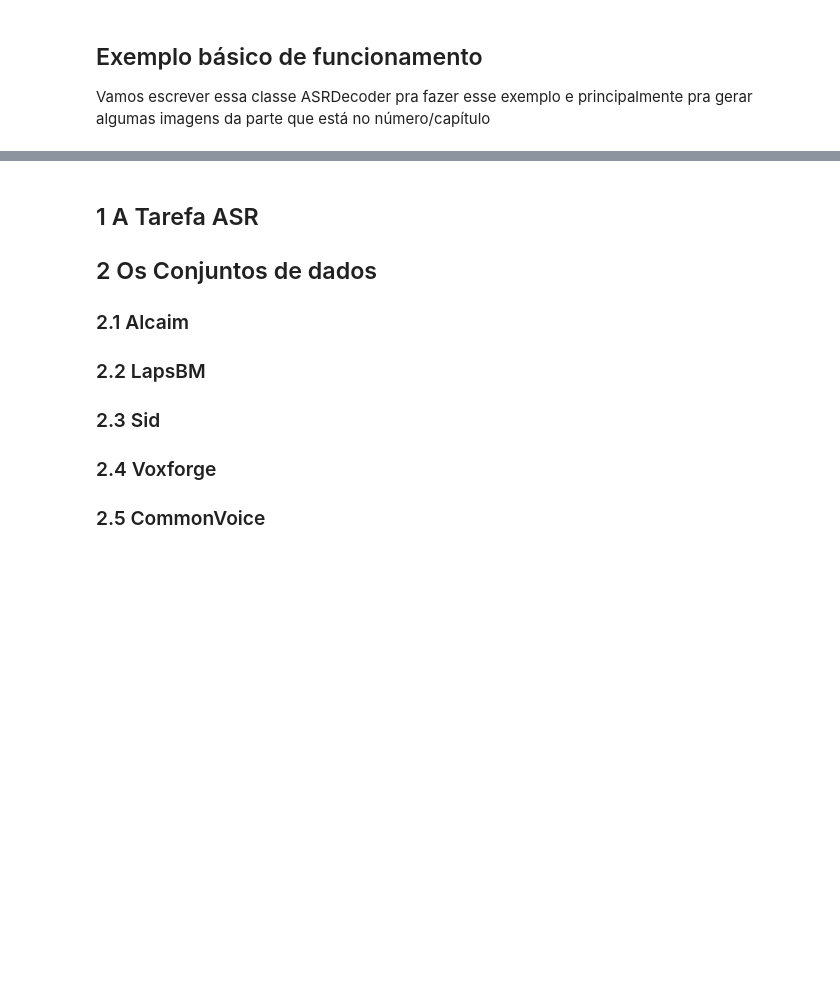
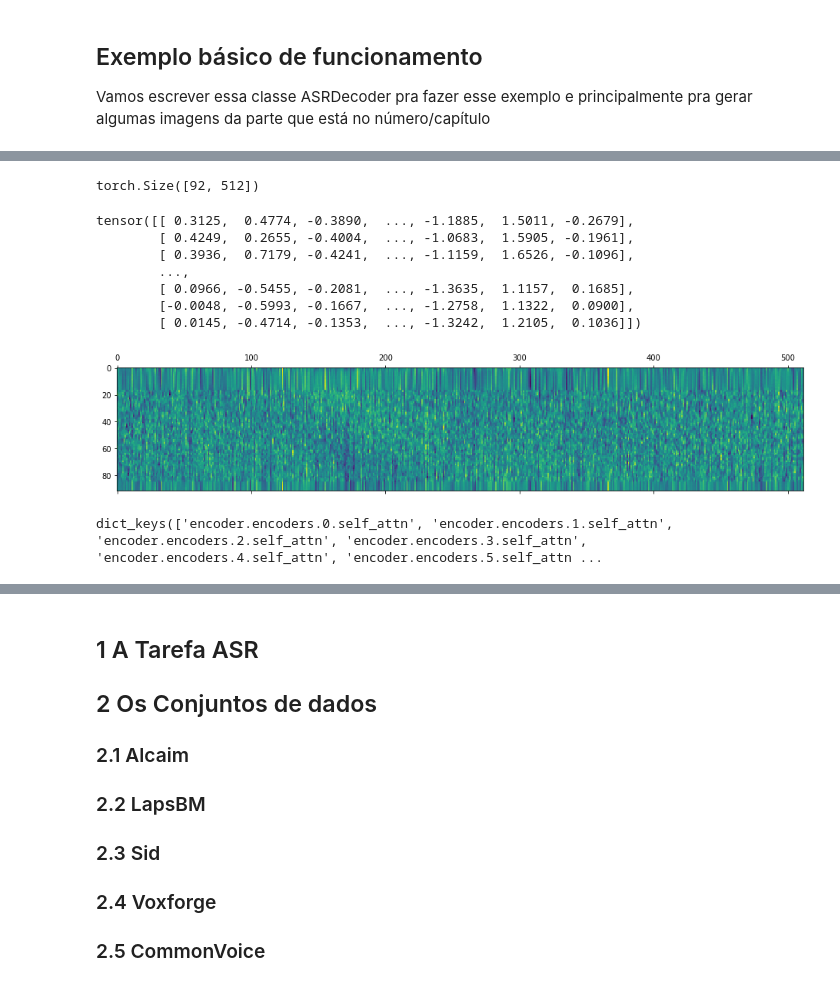
Before and after one commit to alucassch/asr_ptbr_ml_project, a Jupyter notebook: main.ipynb, the cells around one changed output, grey strips where cells are left out. Cells and saved outputs as stored; diff of their text form; code cells hidden in the pictures; blank space fills up the shorter version.

```diff
--- a/main.ipynb
+++ b/main.ipynb
@@ -18,0 +61,19 @@ print(recog)
+# %%
+enc = results.encoded_vector
+print(enc.shape)
+plt.matshow(enc.detach().numpy())
+enc
+# %% [output]
+torch.Size([92, 512])
+tensor([[ 0.3125,  0.4774, -0.3890,  ..., -1.1885,  1.5011, -0.2679],
+        [ 0.4249,  0.2655, -0.4004,  ..., -1.0683,  1.5905, -0.1961],
+        [ 0.3936,  0.7179, -0.4241,  ..., -1.1159,  1.6526, -0.1096],
+        ...,
+        [ 0.0966, -0.5455, -0.2081,  ..., -1.3635,  1.1157,  0.1685],
+        [-0.0048, -0.5993, -0.1667,  ..., -1.2758,  1.1322,  0.0900],
+        [ 0.0145, -0.4714, -0.1353,  ..., -1.3242,  1.2105,  0.1036]])
+[figure, added]
+# %%
+results.attention_weights.keys()
+# %% [output]
+dict_keys(['encoder.encoders.0.self_attn', 'encoder.encoders.1.self_attn', 'encoder.encoders.2.self_attn', 'encoder.encoders.3.self_attn', 'encoder.encoders.4.self_attn', 'encoder.encoders.5.self_attn ...
```
Also changed, not shown: parts of 10 cells of this notebook, 7 other files.
